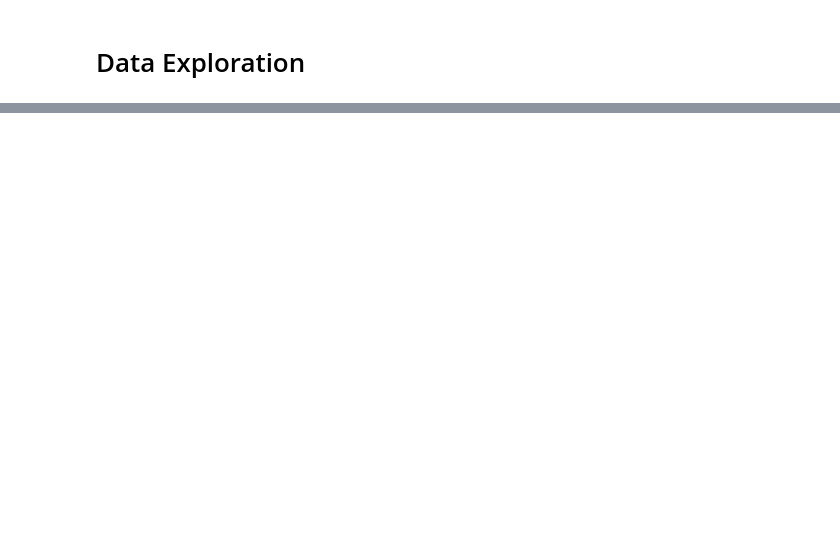
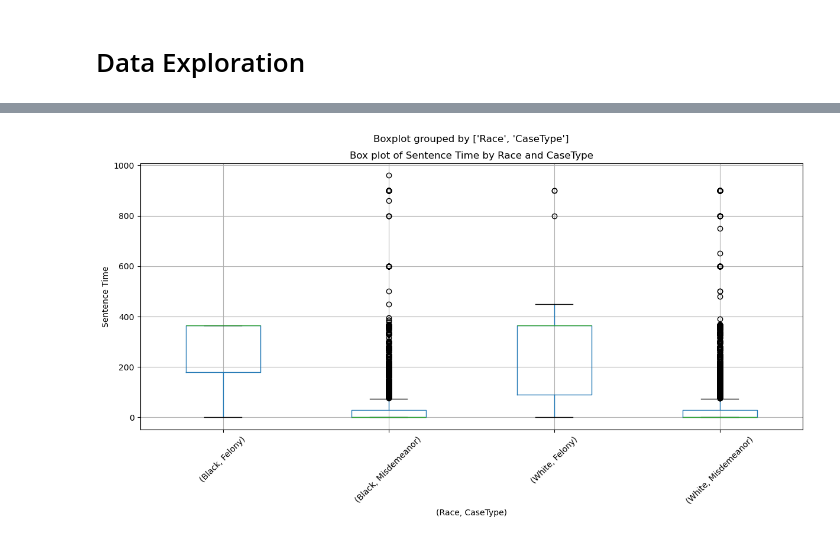
Before and after one commit to wpriddy/DS5110-Project-Team-3, a Jupyter notebook: Data Exploration and Cleaning.ipynb, the cells around one changed output, grey strips where cells are left out. Saved outputs shown, nothing was run; the diff lists cells and outputs as text; code cells hidden in the pictures; blank space fills up the shorter version.

```diff
--- a/Data Exploration and Cleaning.ipynb
+++ b/Data Exploration and Cleaning.ipynb
@@ -119,0 +142,9 @@ Successful S3 put_object - response. Status - 200
+# %%
+model_data[(model_data.FinalDisposition == 'Guilty')&(model_data.Race.isin(['Black', 'White']))].boxplot(column='SentenceTime', by=['Race', 'CaseType'], figsize=(14,6))
+plt.title('Box plot of Sentence Time by Race and CaseType')
+plt.xlabel('(Race, CaseType)')
+plt.ylabel('Sentence Time')
+plt.xticks(rotation=45)
+plt.show()
+# %% [output]
+[figure, added]
```
Also changed, not shown: parts of 5 cells of this notebook.
